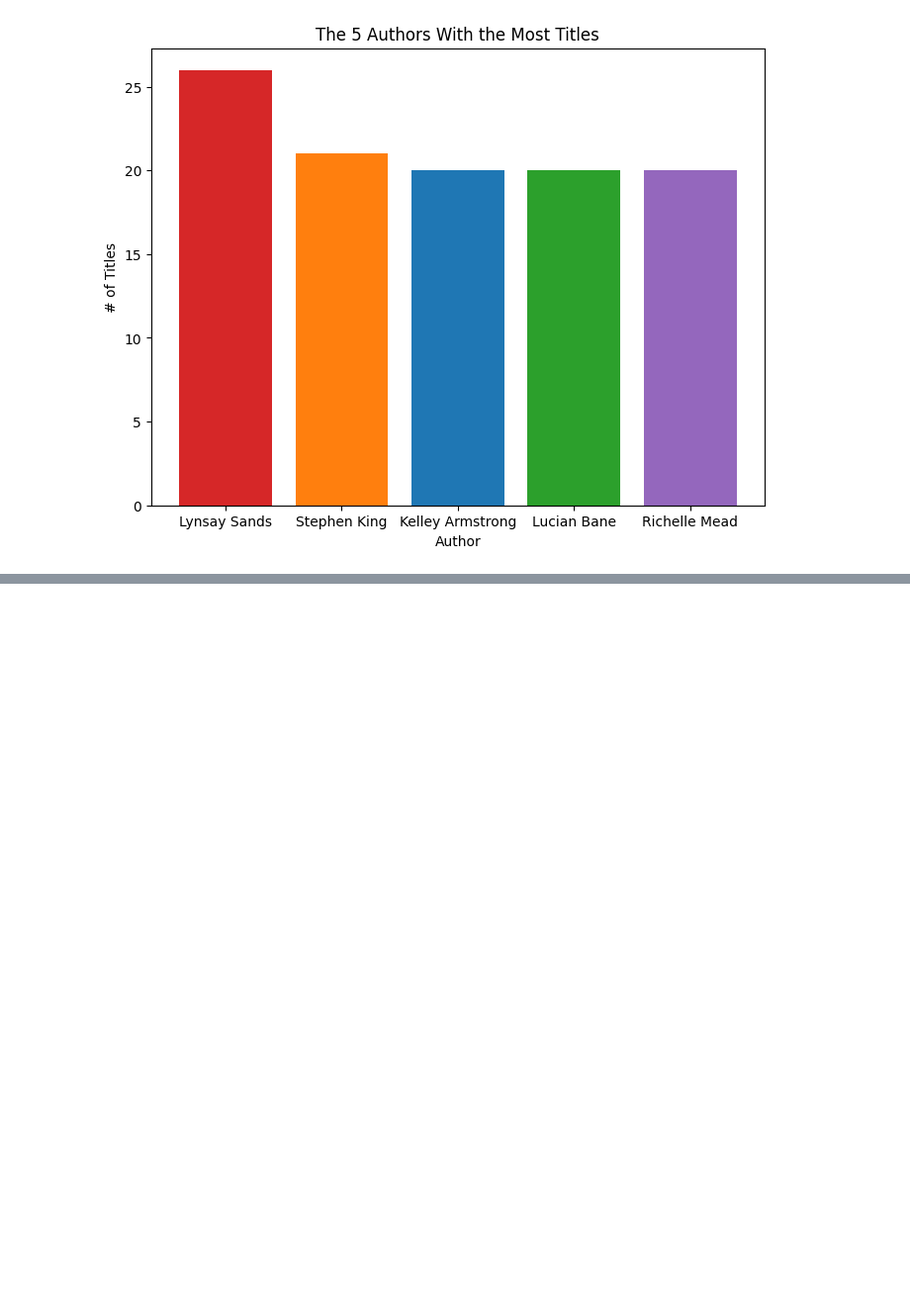
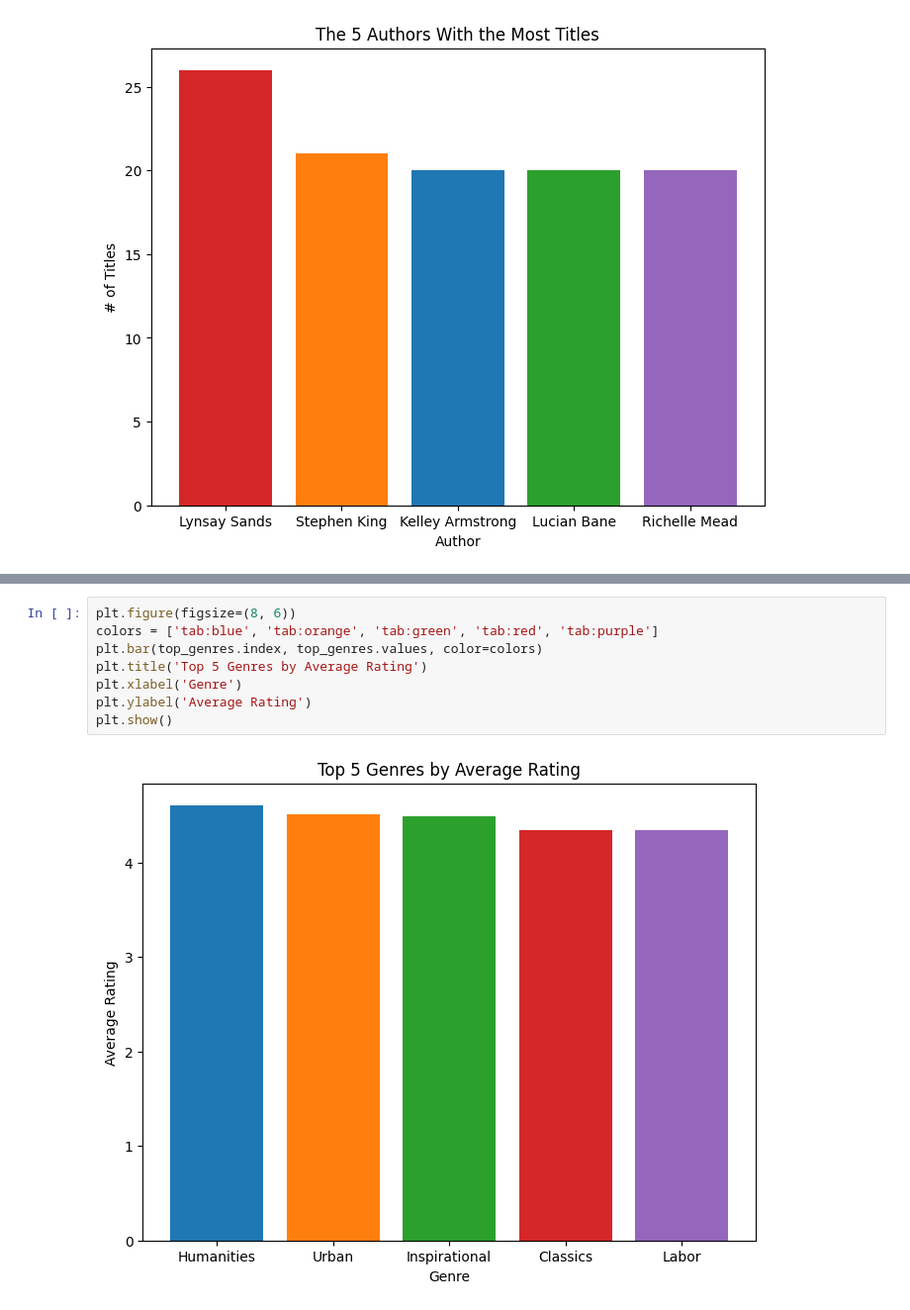
Before and after one commit to Hiahwahnah/book_data_analysis, a Jupyter notebook: book_analysis.ipynb, the cells around one changed output, grey strips where cells are left out. Shown: that part at 99% size. Drawn from its saved outputs; the diff is of its cells as text; blank space fills up the shorter version.

```diff
--- a/book_analysis.ipynb
+++ b/book_analysis.ipynb
@@ -200,0 +192,10 @@ plt.show()
+# %%
+plt.figure(figsize=(8, 6))
+colors = ['tab:blue', 'tab:orange', 'tab:green', 'tab:red', 'tab:purple']
+plt.bar(top_genres.index, top_genres.values, color=colors)
+plt.title('Top 5 Genres by Average Rating')
+plt.xlabel('Genre')
+plt.ylabel('Average Rating')
+plt.show()
+# %% [output]
+[figure, added]
```
Also changed, not shown: parts of 9 cells of this notebook.
